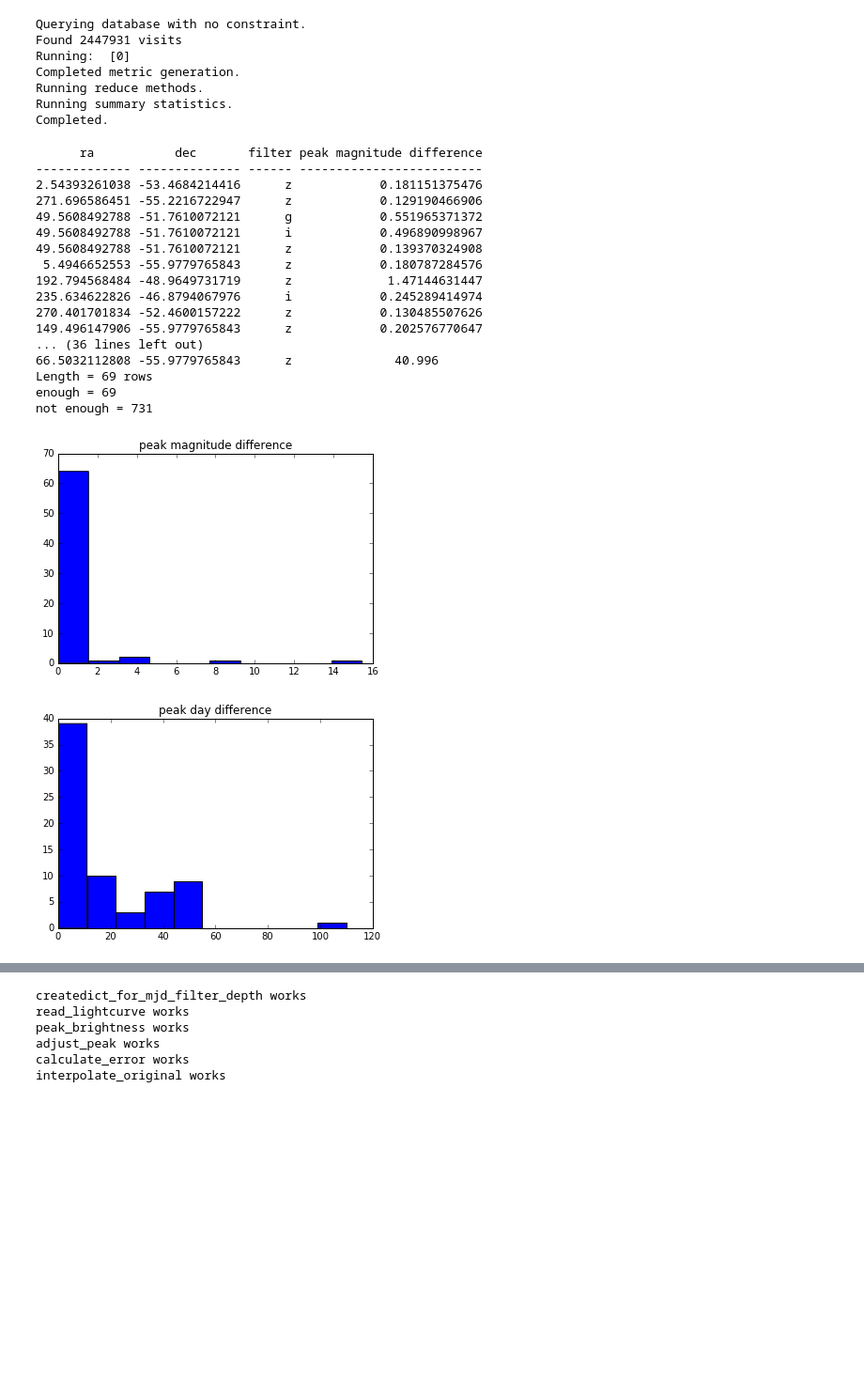
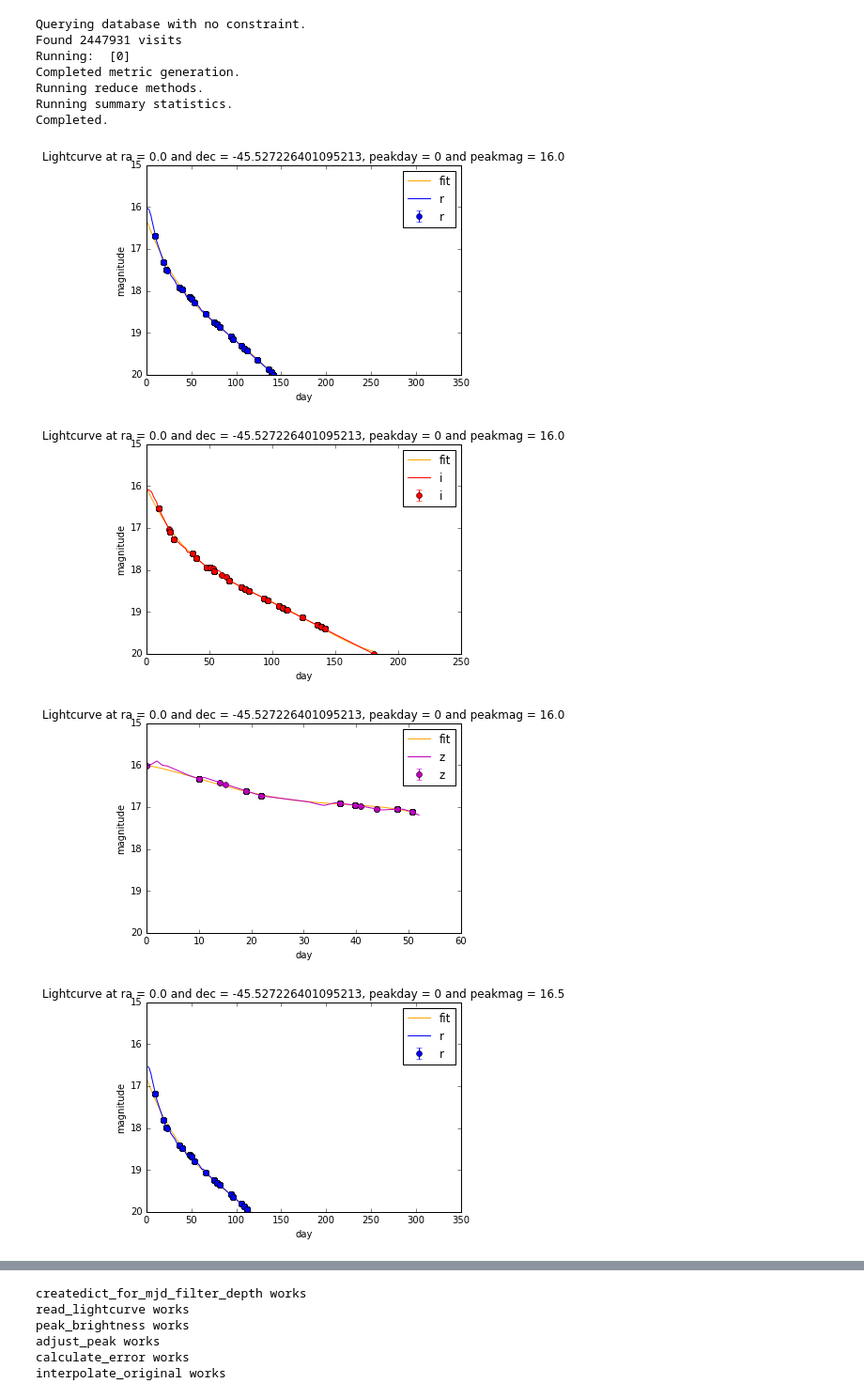
Before and after one commit to hbowden3/LSST_Supernova, a Jupyter notebook: Supernova Resample with Polynomials.ipynb, the cells around one changed output, grey strips where cells are left out. Shown at 94% size. Drawn from its saved outputs; the diff is of its cells as text; code cells hidden in the pictures; blank space fills up the shorter version.

```diff
--- a/Supernova Resample with Polynomials.ipynb
+++ b/Supernova Resample with Polynomials.ipynb
@@ -25,16 +25,17 @@ resultsDb = db.ResultsDb(outDir)
 filterNames = ['g', 'r', 'i', 'z']
 colors = {'u':'cyan','g':'g','r':'blue','i':'r','z':'m', 'y':'k'}
 #Consider red filter for the two below
-#location_of_peak = np.arange(0,50, 10)
-#height_of_peak = np.arange(16, 18, 0.5)
-location_of_peak = [10]
-height_of_peak = [17]
+location_of_peak = np.arange(0,50, 10)
+height_of_peak = np.arange(16, 18, 0.5)
+#location_of_peak = [10]
+#height_of_peak = [17]
 jsonLC = 'iPTF13bvn.json'
 # %%
 # The pass metric just passes data straight through.
 #choose database and restrictions (such as list of ra and dec)
 metric = metrics.PassMetric(cols=['expMJD','filter','fiveSigmaDepth'])
-slicer = slicers.UserPointsSlicer(np.random.uniform(0,360,200), np.random.uniform(-60,-30,200))
+#slicer = slicers.UserPointsSlicer(np.random.uniform(0,360,200), np.random.uniform(-60,-30,200))
+slicer = slicers.UserPointsSlicer(0, -45)
 #no restrictions currently
 sql = ''
 bundle = metricBundles.MetricBundle(metric,slicer,sql)
@@ -348,53 +349,38 @@ for coord in range(len(bundle.metricValues)):
             for f in filterNames:
                 fMatch = np.where(final_opsim['filter'] == f)
                 fMatch2 = np.where(opsim1['filter'] == f)
                 fMatch3 = np.where(opsim2['filter'] == f)
                 opsim_fmatch = final_opsim[fMatch]
                 opsim_fmatch['day'] = np.round(opsim_fmatch['day'])
                 opsim_fmatch2 = opsim1[fMatch2]
                 opsim_fmatch3 = opsim2[fMatch3]
                 if len(np.unique(opsim_fmatch['day'])) >= 4:
                     #print('enough points for filter = %s, ra = %r, dec = %r' %(f, ra, dec))
                     #plot_light_curve(opsim_fmatch2, f, ra, dec, peakday, peakmag)
-                    #create_curve2(opsim_fmatch2, opsim_fmatch3,
-                    #              f, adjusted_lc_table, ra, dec, peakday, peakmag)
+                    create_curve2(opsim_fmatch2, opsim_fmatch3,
+                                  f, adjusted_lc_table, ra, dec, peakday, peakmag)
                     peak_mag_list = resampled_peak_magnitude(opsim_fmatch2, f, adjusted_lc_table, ra, dec)
                     peak_mag_difference.add_row(peak_mag_list)
                     peak_day_list = resampled_peak_day(opsim_fmatch2, f, adjusted_lc_table, ra, dec)
                     peak_day_difference.add_row(peak_day_list)
                     enough += 1
                 else:
                     not_enough += 1
     percent_with_atleast_4 = enough/(enough + not_enough)*100
     percent_table.add_row([ra, dec, percent_with_atleast_4])
 #print percent_table
-print peak_mag_difference
+#print peak_mag_difference
 plt.figure()
 plt.hist(peak_mag_difference['peak magnitude difference'])
 plt.title('peak magnitude difference')
-print peak_day_difference
+#print peak_day_difference
 plt.figure()
 plt.hist(peak_day_difference['peak day difference'])
 plt.title('peak day difference')
 print('enough = %d' %(enough))
 print('not enough = %d' %(not_enough))
 # %% [output]
-      ra           dec       filter peak magnitude difference
-------------- -------------- ------ -------------------------
-2.54393261038 -53.4684214416      z            0.181151375476
-271.696586451 -55.2216722947      z            0.129190466906
-49.5608492788 -51.7610072121      g            0.551965371372
-49.5608492788 -51.7610072121      i            0.496890998967
-49.5608492788 -51.7610072121      z            0.139370324908
- 5.4946652553 -55.9779765843      z            0.180787284576
-192.794568484 -48.9649731719      z             1.47144631447
-235.634622826 -46.8794067976      i            0.245289414974
-270.401701834 -52.4600157222      z            0.130485507626
-149.496147906 -55.9779765843      z            0.202576770647
-... (36 lines left out)
-66.5032112808 -55.9779765843      z              40.996
-Length = 69 rows
-enough = 69
-not enough = 731
-[figure, old version]
+[figure, new version]
-[figure, old version]
+[figure, new version]
+[figure, added]
+[figure, added]
```
Also changed, not shown: parts of 1 cell of this notebook.
